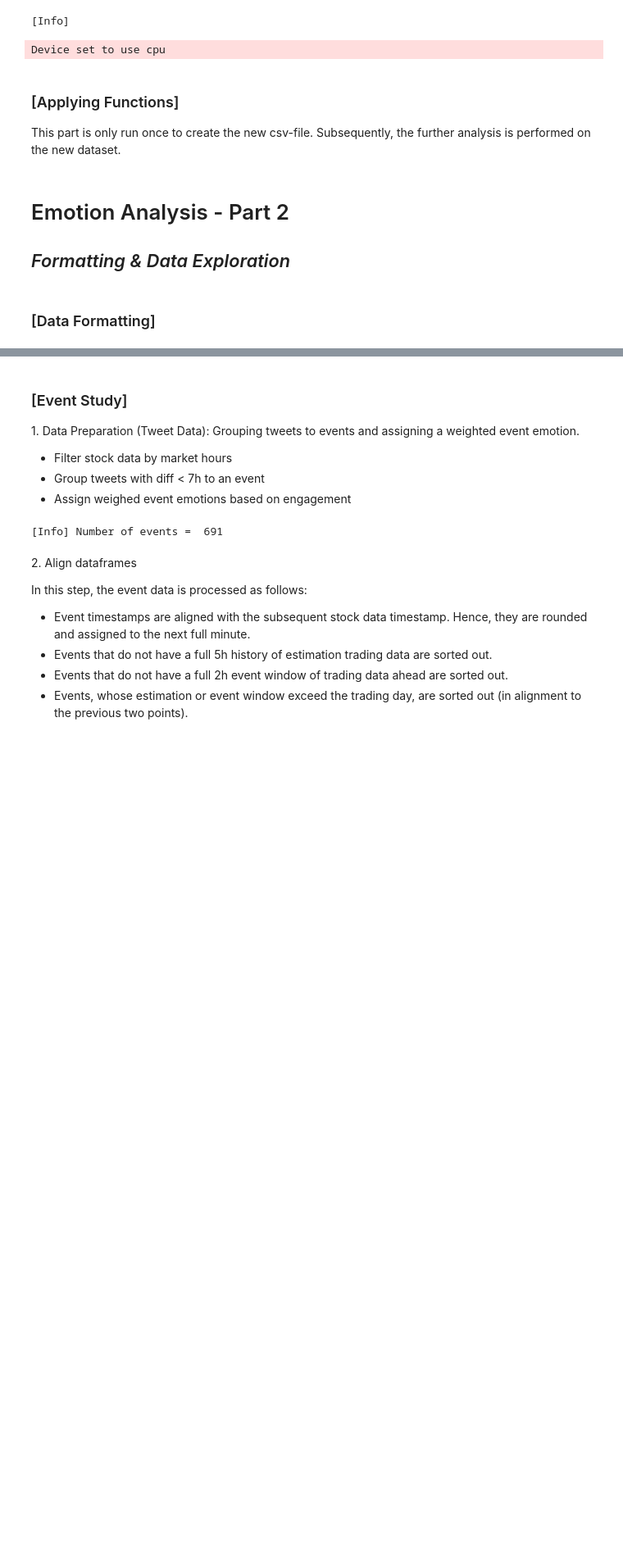
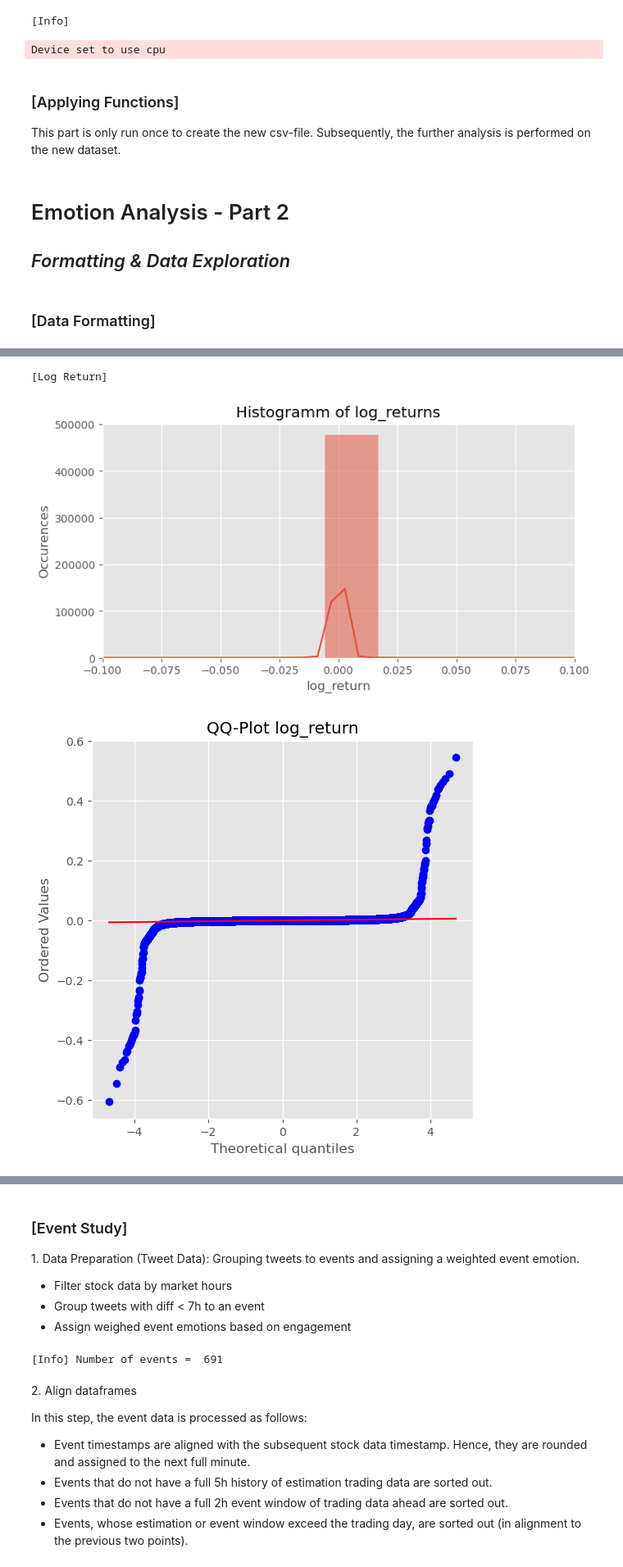
Before and after one commit to AK960/COIN_Repo, a Jupyter notebook: scripts/analyse_emotions.ipynb, the cells around one changed output, grey strips where cells are left out. Shown at 82% size. Cells and saved outputs as stored; diff of their text form; code cells hidden in the pictures; blank space fills up the shorter version.

Commit message:
Finishing Event Study for AR Data

```diff
--- a/scripts/analyse_emotions.ipynb
+++ b/scripts/analyse_emotions.ipynb
@@ -239,9 +239,20 @@ df_tweets_normalized['timestamp'] = df_tweets_normalized['timestamp'].dt.tz_conv
 ### Stock data
 df_stock_data = pd.read_csv('../data/stocks/tsla_intraday_202305_202504-1m.csv')
 df_stock_data = df_stock_data.rename(columns={'Unnamed: 0': 'timestamp'})
+#### Compute log return/volume and z-scores
 df_stock_data['timestamp'] = pd.to_datetime(df_stock_data['timestamp']).dt.tz_localize(eastern)
+df_stock_data['minute_of_day'] = df_stock_data['timestamp'].dt.hour * 60 + df_stock_data['timestamp'].dt.minute
 df_stock_data['log_return'] = np.log(df_stock_data['close'] / df_stock_data['close'].shift(1))
+df_stock_data['log_return_z'] = (df_stock_data['log_return'] - df_stock_data['log_return'].mean()) / df_stock_data['log_return'].std()
+df_stock_data['log_return_z_intraday'] = df_stock_data.groupby('minute_of_day')['log_return'].transform(
+    lambda x: (x - x.mean()) / x.std()
+)
+df_stock_data['log_volume'] = np.log(df_stock_data['volume']+1)
+df_stock_data['log_volume_z_intraday'] = df_stock_data.groupby('minute_of_day')['log_volume'].transform(
+    lambda x: (x - x.mean()) / x.std()
+)
 
-print("[Tweets]\n",df_tweets_normalized.head(), "\n")
+
+#print("[Tweets]\n",df_tweets_normalized.head(), "\n")
 print("[Stock]\n", df_stock_data.head())
 # %% [output]
@@ -264,0 +276,67 @@ print("[Stock]\n", df_stock_data.head())
+# %%
+# Show histplot with curve of log returns and intraday z-normalized log volumes
+## log_return
+print("[Log Return]")
+plt.figure(figsize=(8, 4))
+sns.histplot(df_stock_data['log_return'].dropna(), bins=50, kde=True)
+plt.title('Histogramm of log_returns')
+plt.xlabel('log_return')
+plt.xlim([-0.1, 0.1])
+plt.ylabel('Occurences')
+plt.show()
+
+plt.figure(figsize=(6, 6))
+stats.probplot(df_stock_data['log_return'].dropna(), dist="norm", plot=plt)
+plt.title('QQ-Plot log_return')
+plt.show()
+
+## log_return_z
+print("[z-Normalized Log Return]")
+plt.figure(figsize=(8, 4))
+sns.histplot(df_stock_data['log_return_z'].dropna(), bins=50, kde=True)
+plt.title('Histogramm of z-normalized log_returns')
+plt.xlabel('log_return_z')
+plt.xlim([-10, 10])
+plt.ylabel('Occurences')
+plt.show()
+
+plt.figure(figsize=(6, 6))
+stats.probplot(df_stock_data['log_return_z'].dropna(), dist="norm", plot=plt)
+plt.title('QQ-Plot z-normalized log_return')
+plt.show()
+
+## log_volume --> not normally distributed, so we use the z-normalized version
+print("[Log Volume]")
+### Histogram
+plt.figure(figsize=(8, 4))
+sns.histplot(df_stock_data['log_volume'].dropna(), bins=50, kde=True)
+plt.title('Histogramm der intraday-z-normalisierten log(Volumina)')
+plt.xlabel('log_volume')
+plt.ylabel('Occurences')
+plt.show()
+
+# QQ-Plot to check for normal distribution
+plt.figure(figsize=(6, 6))
+stats.probplot(df_stock_data['log_volume'].dropna(), dist="norm", plot=plt)
+plt.title('QQ-Plot log_volume')
+plt.show()
+
+## log_volume_z_intraday
+print("[z-Normalized Intraday Log Volume]")
+### Histogram
+plt.figure(figsize=(8, 4))
+sns.histplot(df_stock_data['log_volume_z_intraday'].dropna(), bins=50, kde=True)
+plt.title('Histogramm der intraday-z-normalisierten log(Volumina)')
+plt.xlabel('log_volume_z_intraday')
+plt.ylabel('Occurences')
+plt.show()
+
+# QQ-Plot to check for normal distribution
+plt.figure(figsize=(6, 6))
+stats.probplot(df_stock_data['log_volume_z_intraday'].dropna(), dist="norm", plot=plt)
+plt.title('QQ-Plot log_volume_z_intraday')
+plt.show()
+# %% [output]
+[Log Return]
+[figure, added]
+[figure, added]
```
Also changed, not shown: parts of 18 cells of this notebook.
